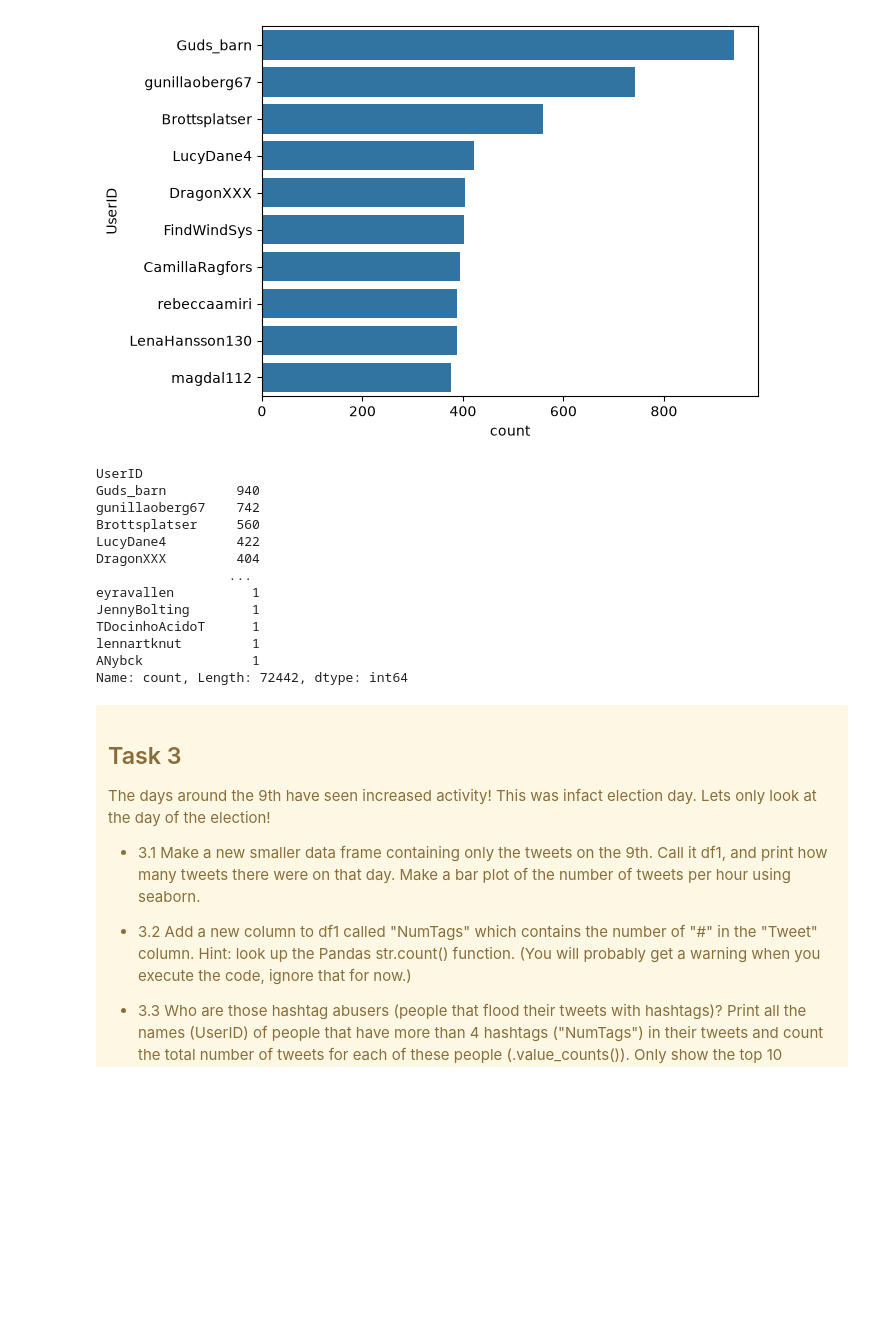
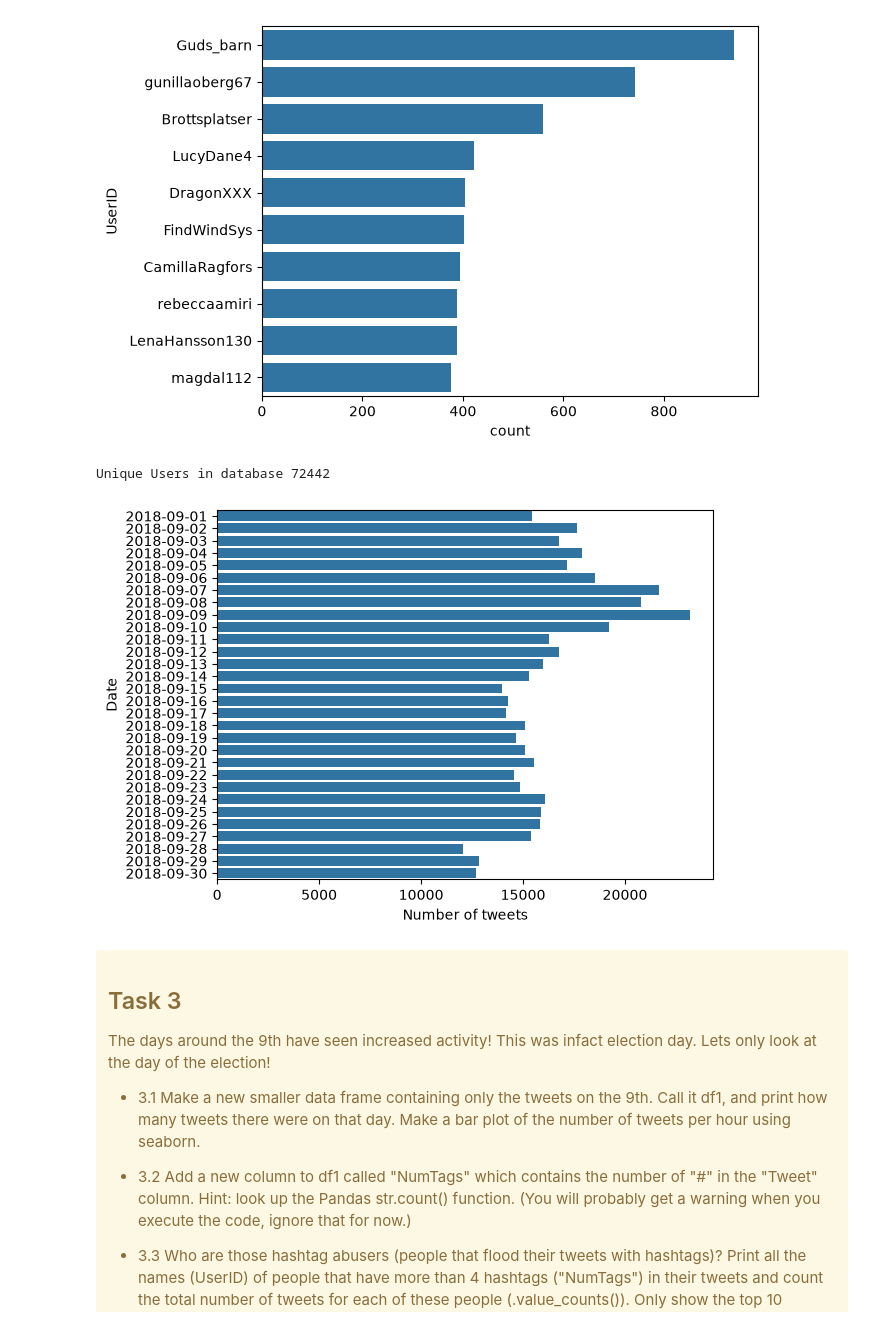
Before and after one commit to HObaid00/Data-Science, a Jupyter notebook: Labs/Lab3/Part2/Part2.ipynb, the cells around one changed output. Saved outputs shown, nothing was run; the diff lists cells and outputs as text; code cells hidden in the pictures; blank space fills up the shorter version.

```diff
--- a/Labs/Lab3/Part2/Part2.ipynb
+++ b/Labs/Lab3/Part2/Part2.ipynb
@@ -55,18 +57,7 @@ sns.countplot(df[df["UserID"].isin(top_10)], y="UserID", order=top_10)
 # %%
 #Task 2.2
 #Your code here
-df
+unique_users = df["UserID"].nunique()
+print("Unique Users in database", unique_users)
 # %% [output]
-UserID
-Guds_barn         940
-gunillaoberg67    742
-Brottsplatser     560
-LucyDane4         422
-DragonXXX         404
-                 ...
-eyravallen          1
-JennyBolting        1
-TDocinhoAcidoT      1
-lennartknut         1
-ANybck              1
-Name: count, Length: 72442, dtype: int64
+Unique Users in database 72442
@@ -77,3 +64,18 @@ plt.figure(2)
+# %%
+#Task 2.3
+plt.figure(2)
+#Your code here
+datetime = pd.to_datetime(df["DateTime"], format="%Y%m%d %H:%M:%S")
+
+df["Date"] = datetime.dt.date
+
+counts = df["Date"].value_counts().sort_index()
+sns.barplot(x=counts.values, y=counts.index.astype(str))
+
+plt.xlabel("Number of tweets")
+plt.show()
+# %% [output]
+[figure, added]
 # %% [markdown]
 <div class="alert alert-block alert-warning">
 
```
Also changed, not shown: parts of 7 cells of this notebook.
